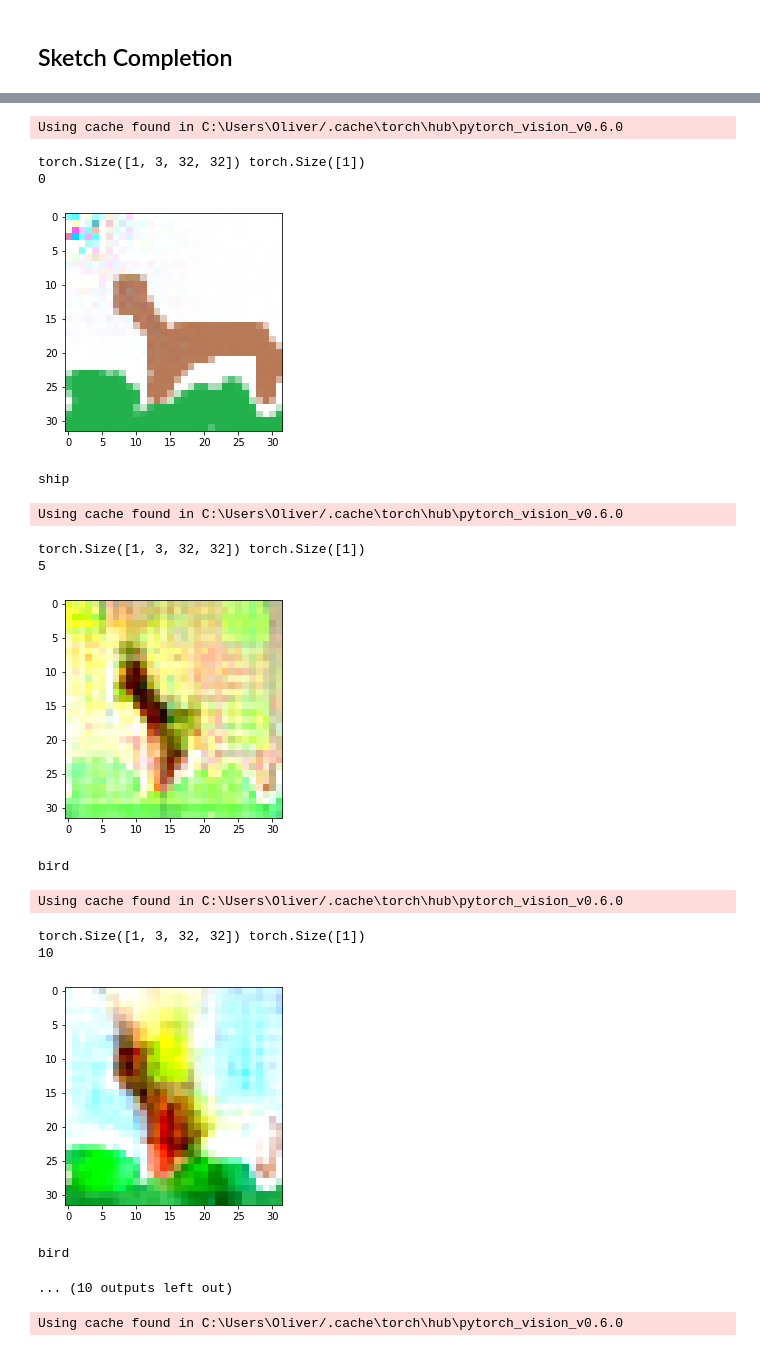
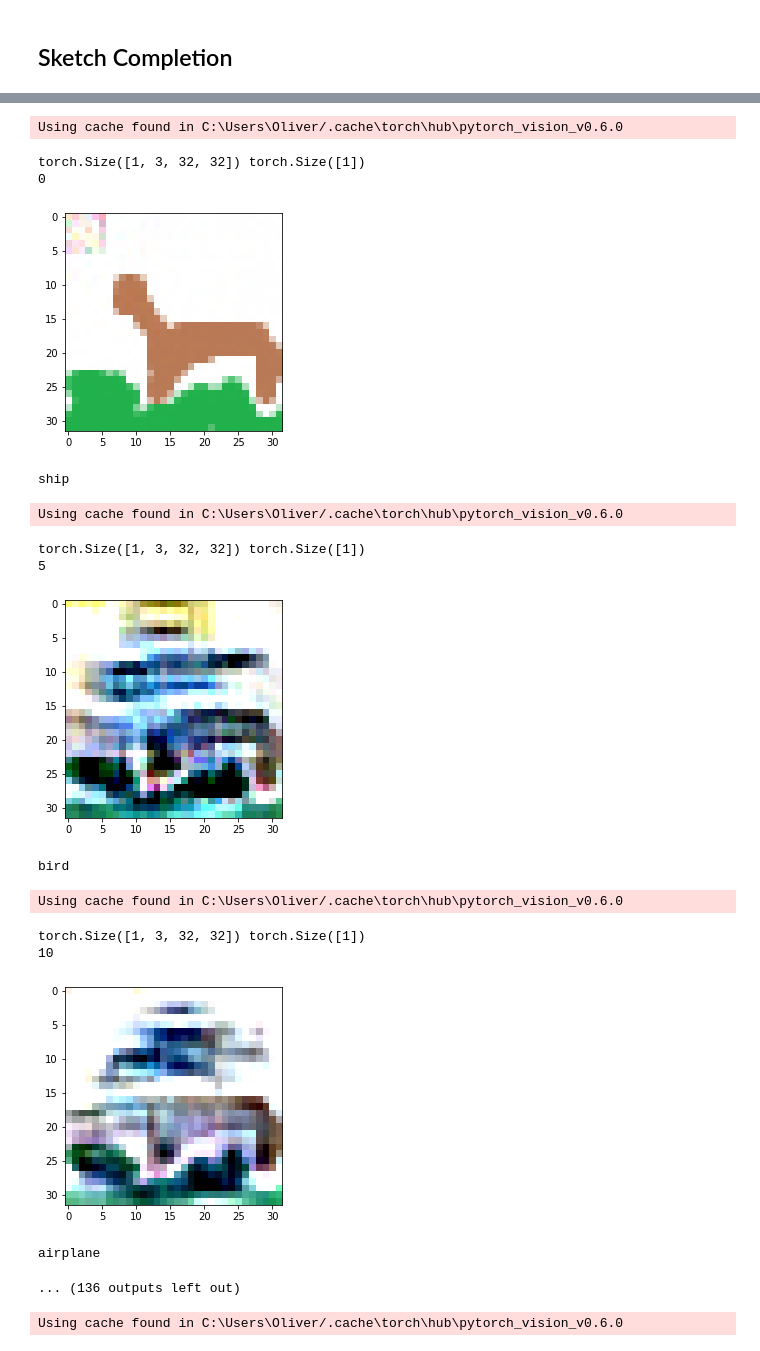
Before and after one commit to Blimeo/nmep-proj, a Jupyter notebook: main.ipynb, the cells around one changed output, grey strips where cells are left out. Saved outputs shown, nothing was run; the diff lists cells and outputs as text; code cells hidden in the pictures.

Commit message:
new model

```diff
--- a/main.ipynb
+++ b/main.ipynb
@@ -101,7 +101,7 @@ frog
 import imageio
 from torchvision.utils import save_image
 model = ResNet('18').to(device)
-model.load_state_dict(torch.load('models/resnet18_l2eps=70/115'))
+model.load_state_dict(torch.load('models/resnet18_l2eps=70/50'))
 # model.load_state_dict(torch.load('model'))
 
 model.eval()
@@ -131,34 +131,34 @@ torch.Size([1, 3, 32, 32]) torch.Size([1])
 bird
 # %%
-for i in range(0,130,5):
+for i in range(0,185,5):
     model = ResNet('18').to(device)
     model.load_state_dict(torch.load('models/resnet18_l2eps=70/' + str(i))) # 20 omg
     model.eval()
     eps=5000
-    c = 2
+    c = 1
     steps = 28
     adv = pgd_attack(image.view(3,32,32), c, model, stepsize=2.5 * eps / steps, eps=eps, steps=steps, constraint='l_2')
     print(i)
     plt.imshow(adv.cpu().view(3, 32, 32).permute(1, 2, 0))
     plt.show()
     print(cifar_labels[torch.argmax(model(adv.view(1, 3, 32, 32))).item()])
 # %% [output]
 Using cache found in C:\Users\Oliver/.cache\torch\hub\pytorch_vision_v0.6.0
 torch.Size([1, 3, 32, 32]) torch.Size([1])
 0
-[figure, old version]
+[figure, new version]
 ship
 Using cache found in C:\Users\Oliver/.cache\torch\hub\pytorch_vision_v0.6.0
 torch.Size([1, 3, 32, 32]) torch.Size([1])
 5
-[figure, old version]
+[figure, new version]
 bird
 Using cache found in C:\Users\Oliver/.cache\torch\hub\pytorch_vision_v0.6.0
 torch.Size([1, 3, 32, 32]) torch.Size([1])
 10
-[figure, old version]
+[figure, new version]
-bird
+airplane
-... (10 outputs left out)
+... (136 outputs left out)
 # %%
 for i in range(5,100,5):
     model = ResNet('18').to(device)
```
Also changed, not shown: parts of 5 cells of this notebook, 4 other files.
